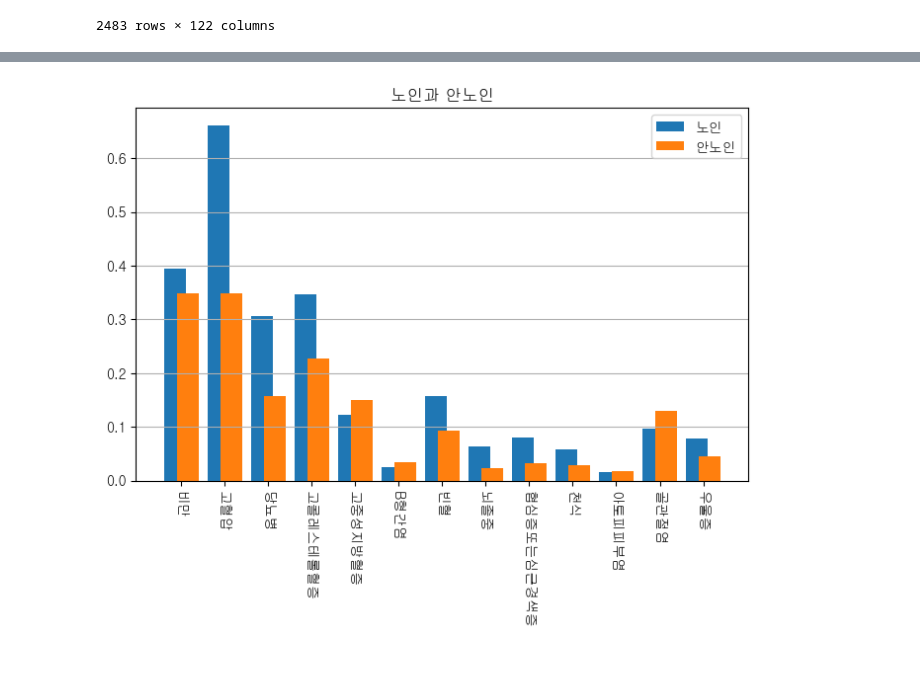
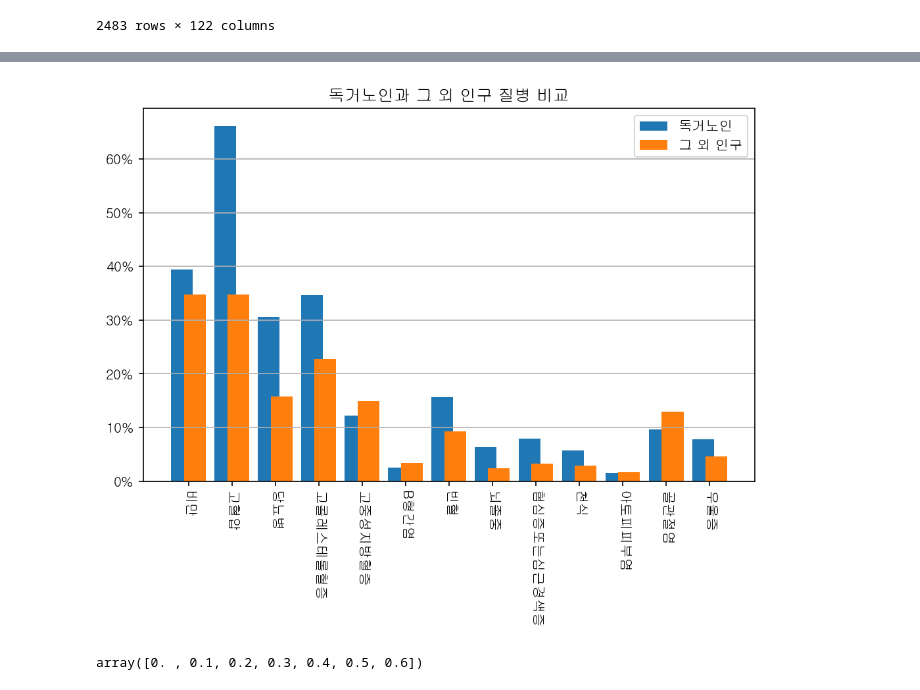
Before and after one commit to amthreeh/healthnutrition, a Jupyter notebook: elder.ipynb, the cells around one changed output, grey strips where cells are left out. Saved outputs shown, nothing was run; the diff lists cells and outputs as text; code cells hidden in the pictures.

```diff
--- a/elder.ipynb
+++ b/elder.ipynb
@@ -21,6 +21,8 @@ all_not_elder.head()
 | 3 | b'A309460902' | b'A3094609' | 2010.0 | 1.0 | 1.0 | 1.0 | 32.0 | 2.0 | 2.0 | 2.0 | ... | ... |
 | 5 | b'A310980901' | b'A3109809' | 2010.0 | 1.0 | 1.0 | 1.0 | 80.0 | 1.0 | 1.0 | 2.0 | ... | ... |
 5 rows × 122 columns
+# %%
+diseasename = list(all_not_elder.iloc[:,-13:].columns)
 # %% [markdown]
 전체 독거노인, 지역별 독거노인
 # %%
@@ -108,7 +97,7 @@ sum_제주_elder=sumdata(data_제주)
 
 df_sum=pd.concat([sum_al_elder,sum_강원_elder,sum_경기_elder,sum_경남_elder,sum_경북_elder,sum_광주_elder,
 sum_대구_elder,sum_대전_elder,sum_부산_elder,sum_서울_elder,sum_세종_elder,sum_울산_elder,
-sum_인천_elder,sum_전남_elder,sum_충남_elder, sum_충북_elder, sum_전북_elder,sum_제주_elder])
+sum_인천_elder,sum_전남_elder, sum_전북_elder, sum_충남_elder, sum_충북_elder,sum_제주_elder])
 df_sum.index = ["전국", "강원", "경기", "경남", "경북", "광주", "대구", "대전", "부산", "서울", "세종", "울산",
                 "인천", "전남", "전북", "충남", "충북", "제주"]
 # %%
@@ -142,13 +163,18 @@ sum_every_elder_ratio.head()
 # %%
-plt.figure(figsize=(8,5), dpi=100)
+plt.figure(figsize=(8,5), dpi=150)
 plt.bar(np.arange(13)-0.15, sum_every_elder_ratio.iloc[0,:].values ,width=0.5)
 plt.bar(np.arange(13)+0.15, sum_al_ratio.values[0], width=0.5)
 plt.xticks(np.arange(13), diseasename, rotation = 270)
-plt.title("노인과 안노인")
-plt.legend(["노인","안노인"])
+plt.yticks(np.arange(0,sum_every_elder_ratio.iloc[0,:].values.max(),0.1), [ str(int(x*100))+"%" for x in (np.arange(0,sum_every_elder_ratio.iloc[0,:].values.max(),0.1))])
+plt.title("독거노인과 그 외 인구 질병 비교")
+plt.legend(["독거노인","그 외 인구"])
 plt.grid(axis = "y")
 # %% [output]
-[figure, old version]
+[figure, new version]
+# %%
+np.arange(0,sum_every_elder_ratio.iloc[0,:].values.max(),0.1)
+# %% [output]
+array([0. , 0.1, 0.2, 0.3, 0.4, 0.5, 0.6])
 # %%
 plt.figure(figsize=(13, 50), dpi=200)
 for i, name in enumerate(diseasename):
```
Also changed, not shown: parts of 7 cells of this notebook.
